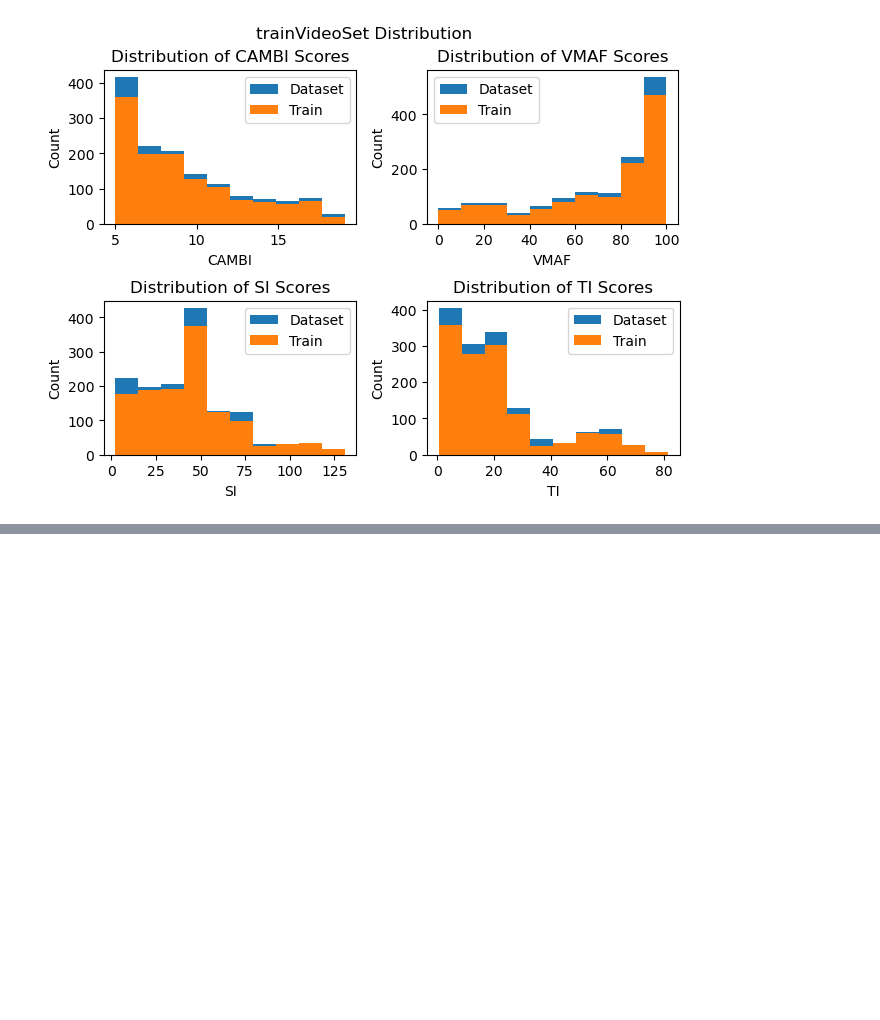
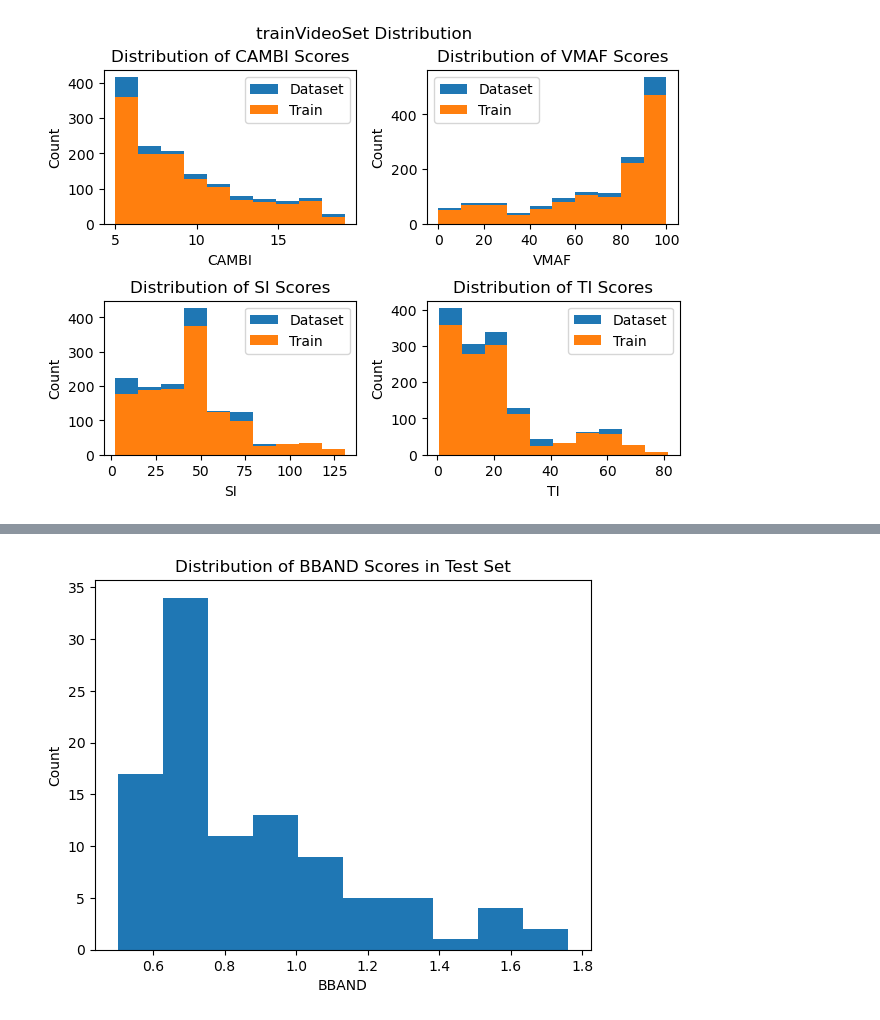
Before and after one commit to nwaliv/MAIProject, a Jupyter notebook: datasetDistributions.ipynb, the cells around one changed output, grey strips where cells are left out. Saved outputs shown, nothing was run; the diff lists cells and outputs as text; code cells hidden in the pictures; blank space fills up the shorter version.

```diff
--- a/datasetDistributions.ipynb
+++ b/datasetDistributions.ipynb
@@ -80,0 +91,7 @@ plt.show()
+# %%
+plt.hist(bbandScoresTest)
+plt.title("Distribution of BBAND Scores in Test Set")
+plt.xlabel("BBAND"); plt.ylabel("Count")
+plt.show()
+# %% [output]
+[figure, added]
```
Also changed, not shown: parts of 2 cells of this notebook, 1 other file.
